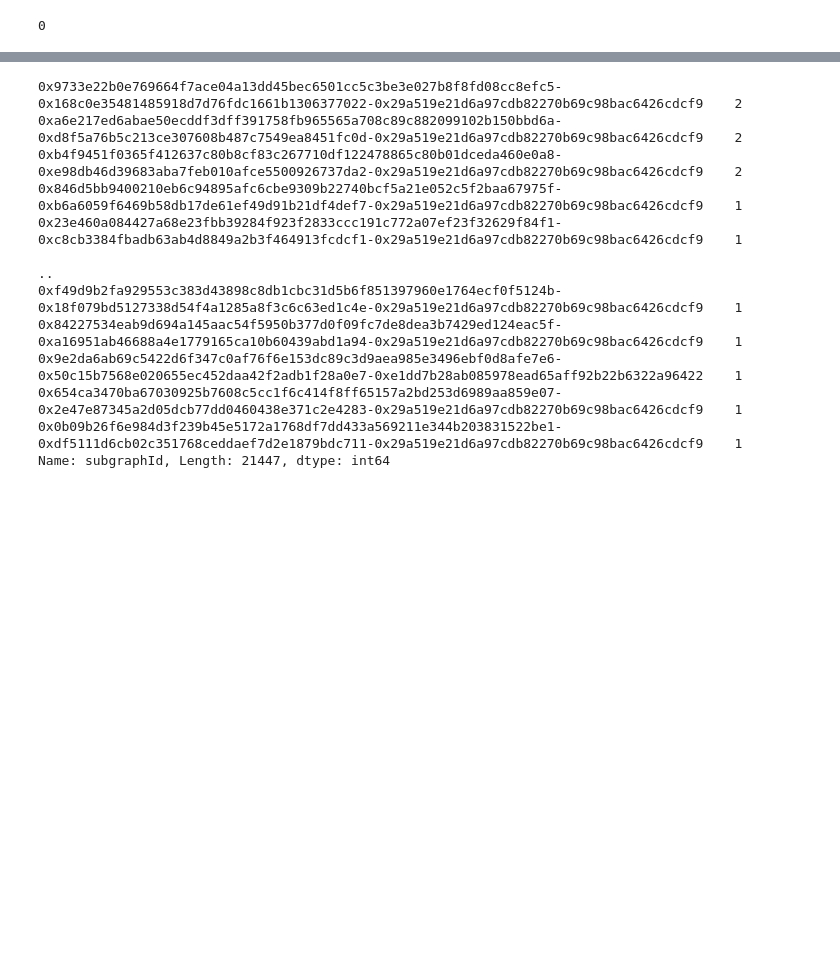
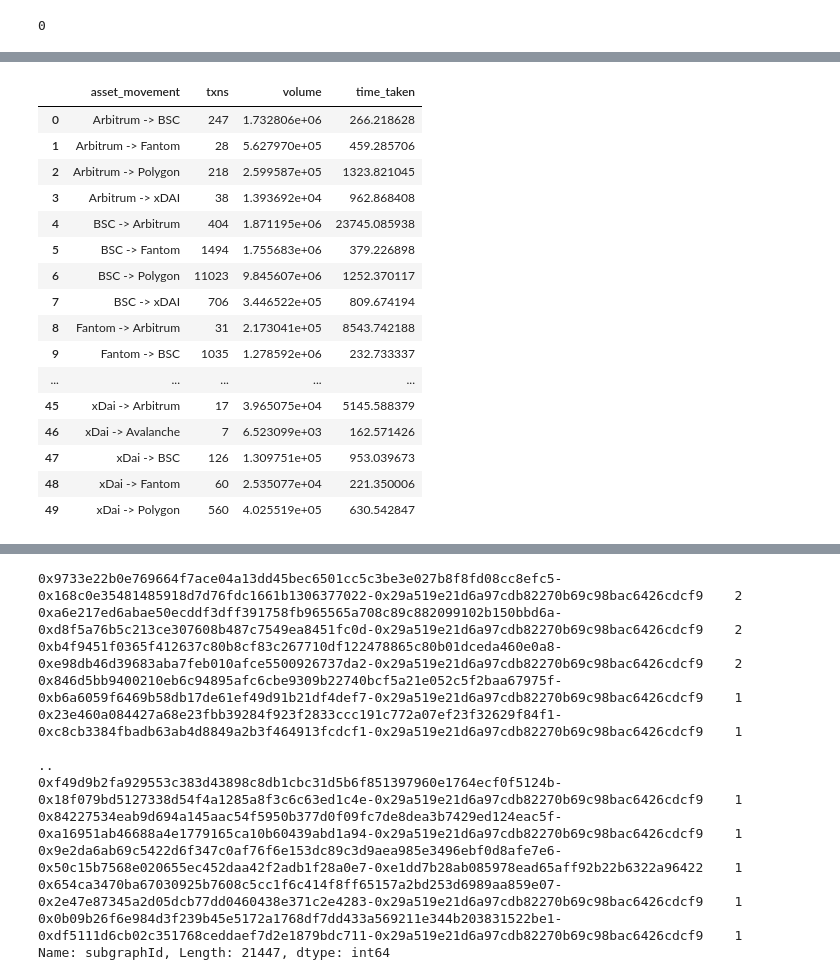
Before and after one commit to enzotavares/lifi-analytics-backend, a Jupyter notebook: Clean Subgraph.ipynb, the cells around one changed output, grey strips where cells are left out. Cells and saved outputs as stored; diff of their text form; code cells hidden in the pictures; blank space fills up the shorter version.

```diff
--- a/Clean Subgraph.ipynb
+++ b/Clean Subgraph.ipynb
@@ -457,0 +536,2 @@ remove_fulfilled_txns = remote_merged_txns[(remote_merged_txns.status_x == "Fulf
+# %%
+total_asset_movement = pd.concat([remote_asset_movement,asset_movement]).reset_index(drop=True)
@@ -457,0 +546,20 @@ remove_fulfilled_txns = remote_merged_txns[(remote_merged_txns.status_x == "Fulf
+# %%
+total_asset_movement
+# %% [output]
+|  | asset_movement | txns | volume | time_taken |
+| 0 | Arbitrum -> BSC | 247 | 1.732806e+06 | 266.218628 |
+| 1 | Arbitrum -> Fantom | 28 | 5.627970e+05 | 459.285706 |
+| 2 | Arbitrum -> Polygon | 218 | 2.599587e+05 | 1323.821045 |
+| 3 | Arbitrum -> xDAI | 38 | 1.393692e+04 | 962.868408 |
+| 4 | BSC -> Arbitrum | 404 | 1.871195e+06 | 23745.085938 |
+| 5 | BSC -> Fantom | 1494 | 1.755683e+06 | 379.226898 |
+| 6 | BSC -> Polygon | 11023 | 9.845607e+06 | 1252.370117 |
+| 7 | BSC -> xDAI | 706 | 3.446522e+05 | 809.674194 |
+| 8 | Fantom -> Arbitrum | 31 | 2.173041e+05 | 8543.742188 |
+| 9 | Fantom -> BSC | 1035 | 1.278592e+06 | 232.733337 |
+| ... | ... | ... | ... | ... |
+| 45 | xDai -> Arbitrum | 17 | 3.965075e+04 | 5145.588379 |
+| 46 | xDai -> Avalanche | 7 | 6.523099e+03 | 162.571426 |
+| 47 | xDai -> BSC | 126 | 1.309751e+05 | 953.039673 |
+| 48 | xDai -> Fantom | 60 | 2.535077e+04 | 221.350006 |
+| 49 | xDai -> Polygon | 560 | 4.025519e+05 | 630.542847 |
```
Also changed, not shown: parts of 25 cells of this notebook, 1 other file.
